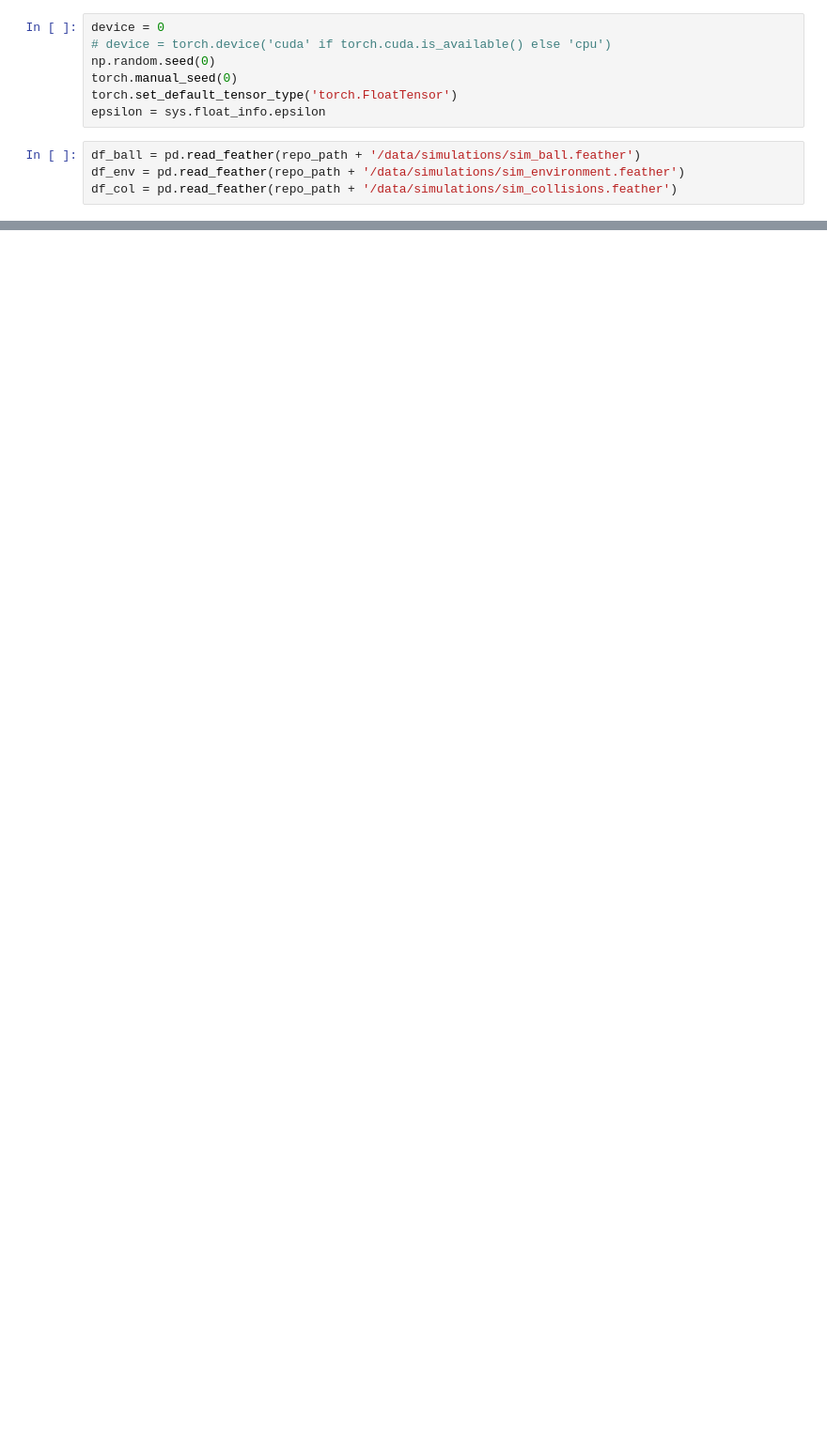
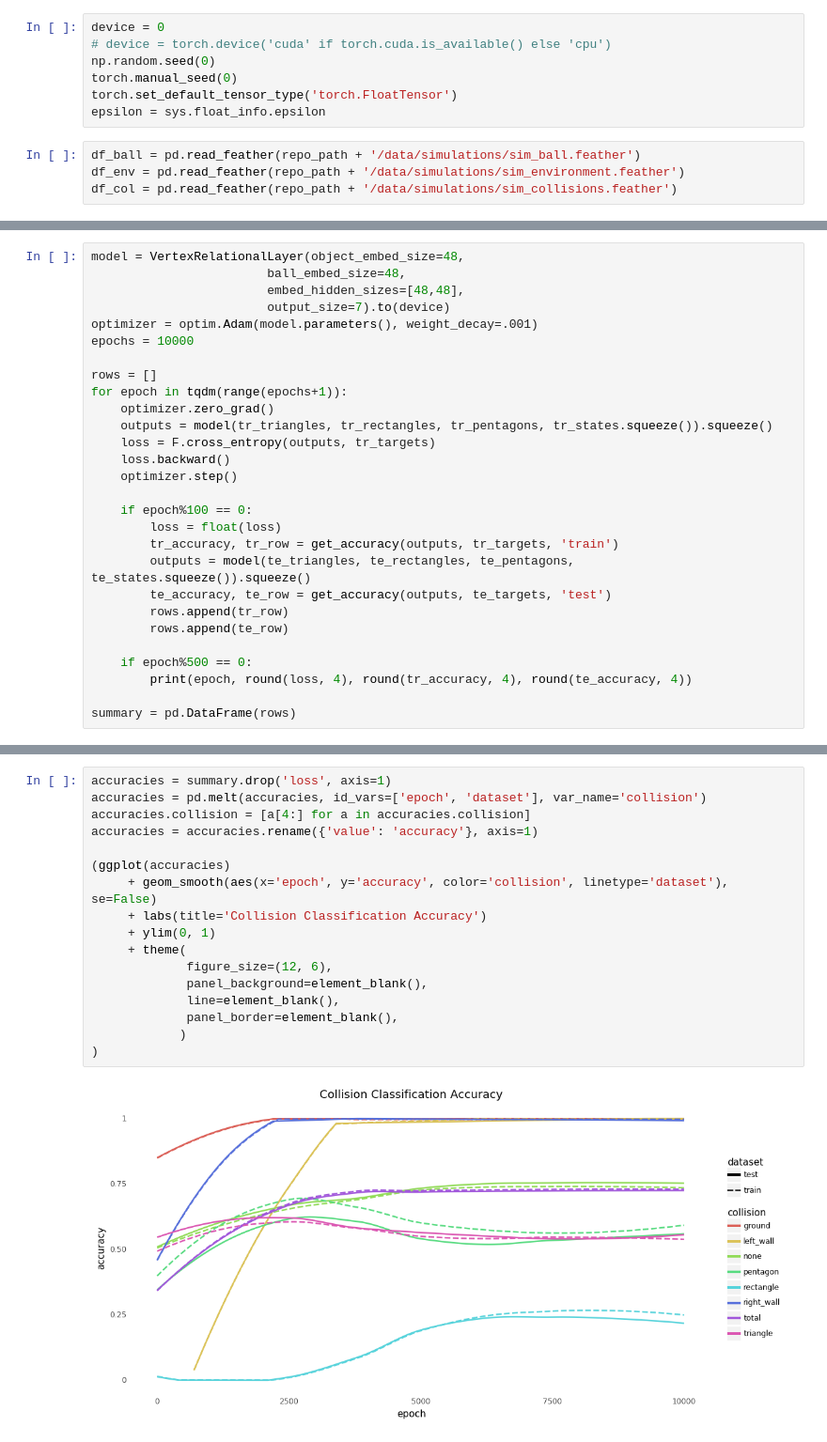
Before and after one commit to tepzhang/plinko_nn, a Jupyter notebook: scripts/Collisions Classifier.ipynb, the cells around one changed output, grey strips where cells are left out. Shown at 94% size. Drawn from its saved outputs; the diff is of its cells as text; blank space fills up the shorter version.

```diff
--- a/scripts/Collisions Classifier.ipynb
+++ b/scripts/Collisions Classifier.ipynb
@@ -129,0 +406,28 @@ accuracies = accuracies.rename({'value': 'accuracy'}, axis=1)
+# %%
+model = VertexRelationalLayer(object_embed_size=48,
+                        ball_embed_size=48,
+                        embed_hidden_sizes=[48,48],
+                        output_size=7).to(device)
+optimizer = optim.Adam(model.parameters(), weight_decay=.001)
+epochs = 10000
+
+rows = []
+for epoch in tqdm(range(epochs+1)):
+    optimizer.zero_grad()
+    outputs = model(tr_triangles, tr_rectangles, tr_pentagons, tr_states.squeeze()).squeeze()
+    loss = F.cross_entropy(outputs, tr_targets)
+    loss.backward()
+    optimizer.step()
+
+    if epoch%100 == 0:
+        loss = float(loss)
+        tr_accuracy, tr_row = get_accuracy(outputs, tr_targets, 'train')
+        outputs = model(te_triangles, te_rectangles, te_pentagons, te_states.squeeze()).squeeze()
+        te_accuracy, te_row = get_accuracy(outputs, te_targets, 'test')
+        rows.append(tr_row)
+        rows.append(te_row)
+
+    if epoch%500 == 0:
+        print(epoch, round(loss, 4), round(tr_accuracy, 4), round(te_accuracy, 4))
+
+summary = pd.DataFrame(rows)
@@ -129,0 +453,19 @@ accuracies = accuracies.rename({'value': 'accuracy'}, axis=1)
+# %%
+accuracies = summary.drop('loss', axis=1)
+accuracies = pd.melt(accuracies, id_vars=['epoch', 'dataset'], var_name='collision')
+accuracies.collision = [a[4:] for a in accuracies.collision]
+accuracies = accuracies.rename({'value': 'accuracy'}, axis=1)
+
+(ggplot(accuracies)
+     + geom_smooth(aes(x='epoch', y='accuracy', color='collision', linetype='dataset'), se=False)
+     + labs(title='Collision Classification Accuracy')
+     + ylim(0, 1)
+     + theme(
+             figure_size=(12, 6),
+             panel_background=element_blank(),
+             line=element_blank(),
+             panel_border=element_blank(),
+            )
+)
+# %% [output]
+[figure, added]
```
Also changed, not shown: parts of 17 cells of this notebook.
